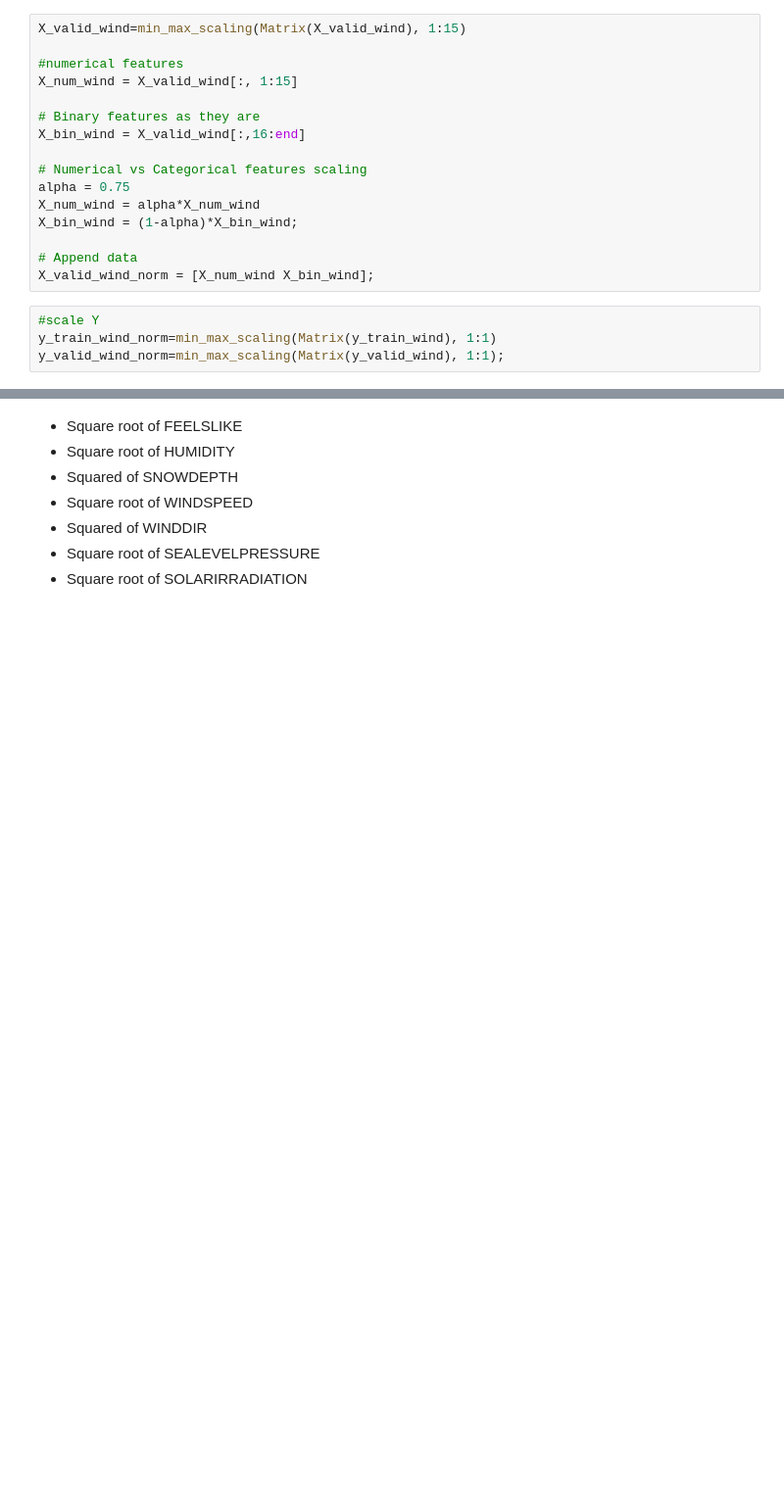
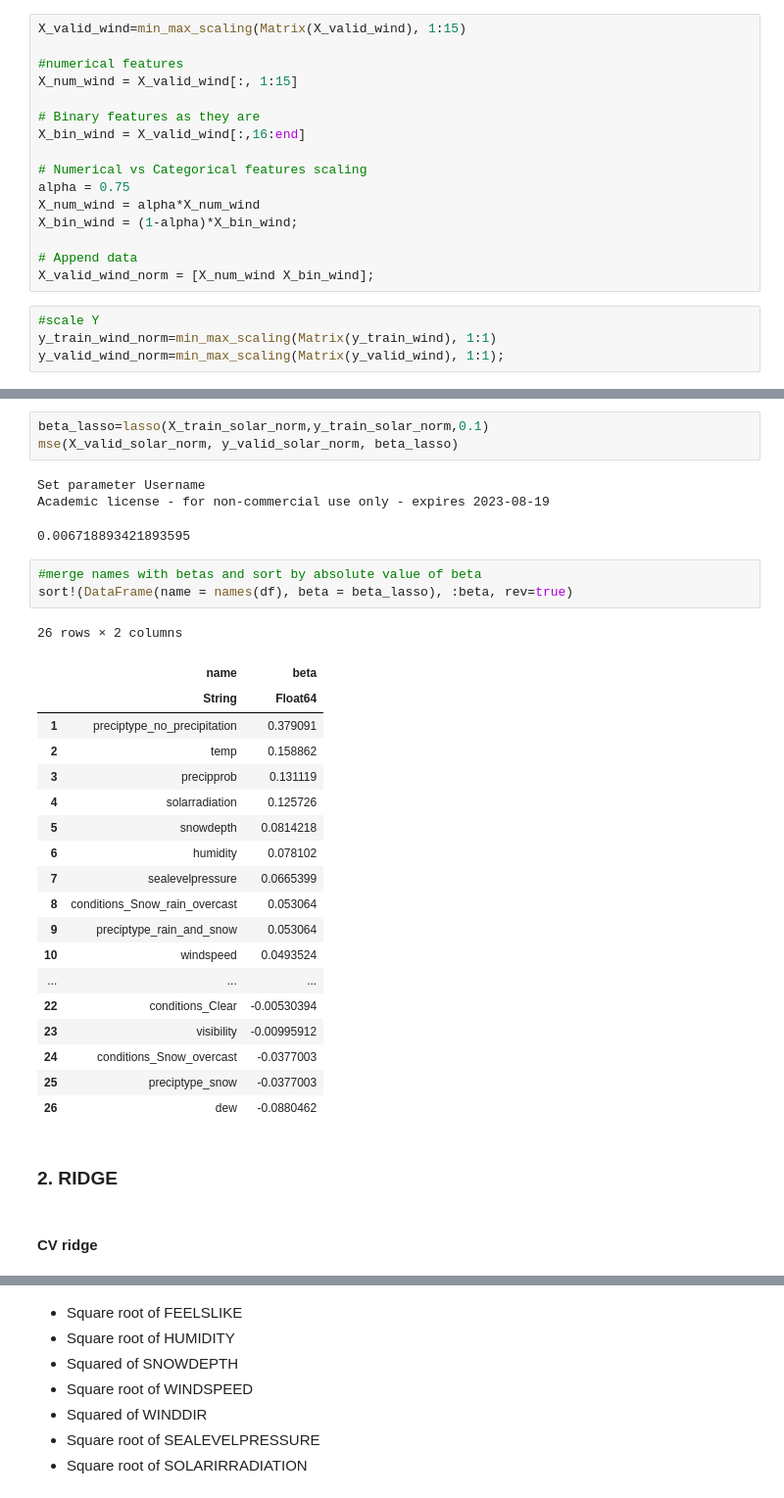
Before and after one commit to pieperpaula/MLProject, a Jupyter notebook: holistic_regression.ipynb, the cells around one changed output, grey strips where cells are left out. Shown at 98% size. Saved outputs shown, nothing was run; the diff lists cells and outputs as text; blank space fills up the shorter version.

```diff
--- a/holistic_regression.ipynb
+++ b/holistic_regression.ipynb
@@ -400,0 +458,34 @@ names(transformation(X_train_solar))[selected_features]
+# %%
+beta_lasso=lasso(X_train_solar_norm,y_train_solar_norm,0.1)
+mse(X_valid_solar_norm, y_valid_solar_norm, beta_lasso)
+# %% [output]
+Set parameter Username
+Academic license - for non-commercial use only - expires 2023-08-19
+0.006718893421893595
+# %%
+#merge names with betas and sort by absolute value of beta
+sort!(DataFrame(name = names(df), beta = beta_lasso), :beta, rev=true)
+# %% [output]
+26 rows × 2 columns
+|  | name | beta |
+|  | String | Float64 |
+| 1 | preciptype_no_precipitation | 0.379091 |
+| 2 | temp | 0.158862 |
+| 3 | precipprob | 0.131119 |
+| 4 | solarradiation | 0.125726 |
+| 5 | snowdepth | 0.0814218 |
+| 6 | humidity | 0.078102 |
+| 7 | sealevelpressure | 0.0665399 |
+| 8 | conditions_Snow_rain_overcast | 0.053064 |
+| 9 | preciptype_rain_and_snow | 0.053064 |
+| 10 | windspeed | 0.0493524 |
+| ... | ... | ... |
+| 22 | conditions_Clear | -0.00530394 |
+| 23 | visibility | -0.00995912 |
+| 24 | conditions_Snow_overcast | -0.0377003 |
+| 25 | preciptype_snow | -0.0377003 |
+| 26 | dew | -0.0880462 |
+# %% [markdown]
+### 2. RIDGE
+# %% [markdown]
+#### CV ridge
```
Also changed, not shown: parts of 92 cells of this notebook.
